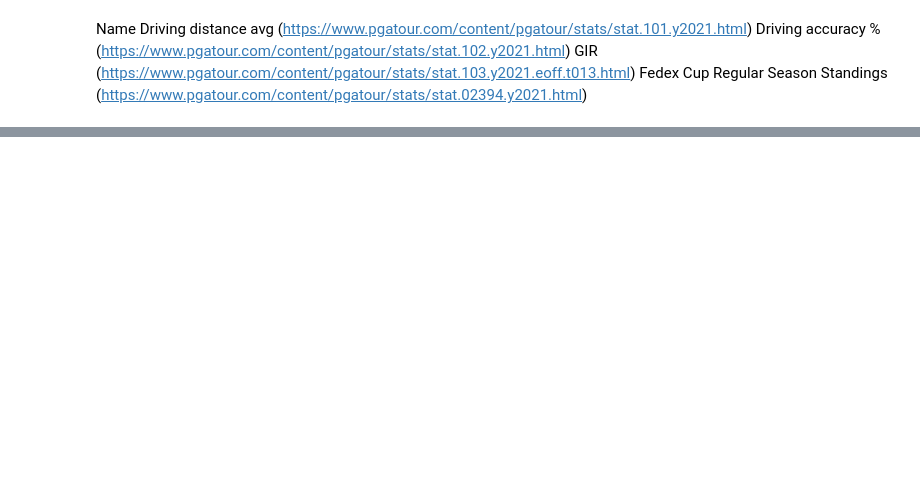
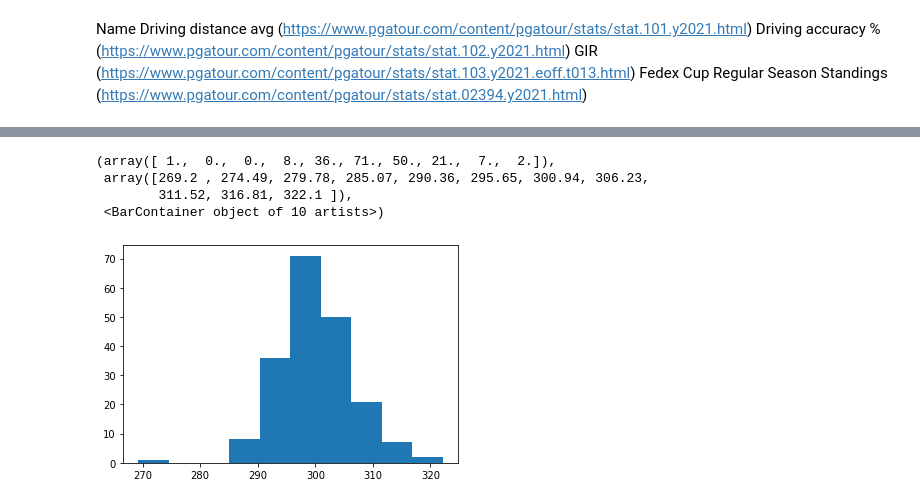
Before and after one commit to AndyWalker81/ProgrammingForDataAnalysis_Project, a Jupyter notebook: Programming_Project.ipynb, the cells around one changed output, grey strips where cells are left out. Cells and saved outputs as stored; diff of their text form; code cells hidden in the pictures; blank space fills up the shorter version.

Commit message:
plot histograms for 4 variables to consider distribution

```diff
--- a/Programming_Project.ipynb
+++ b/Programming_Project.ipynb
@@ -117,0 +114,4 @@ df1 = pd.DataFrame(np.concatenate(df))
+# %%
+df_arr = df
+df_arr.columns = ['Driving distance avg (yds)','Driving accuracy (%)','Scoring avg (%)','GIR']
+#https://note.nkmk.me/en/python-pandas-t-transpose/
@@ -137,0 +137,3 @@ df1.iloc[:,:]
+# %%
+distance2020 = df_arr.iloc[:,0]
+distance2020
@@ -137,0 +153,8 @@ df1.iloc[:,:]
+# %%
+plt.hist(distance2020)
+# %% [output]
+(array([ 1.,  0.,  0.,  8., 36., 71., 50., 21.,  7.,  2.]),
+ array([269.2 , 274.49, 279.78, 285.07, 290.36, 295.65, 300.94, 306.23,
+        311.52, 316.81, 322.1 ]),
+ <BarContainer object of 10 artists>)
+[figure, added]
```
Also changed, not shown: parts of 28 cells of this notebook, 9 other files.
